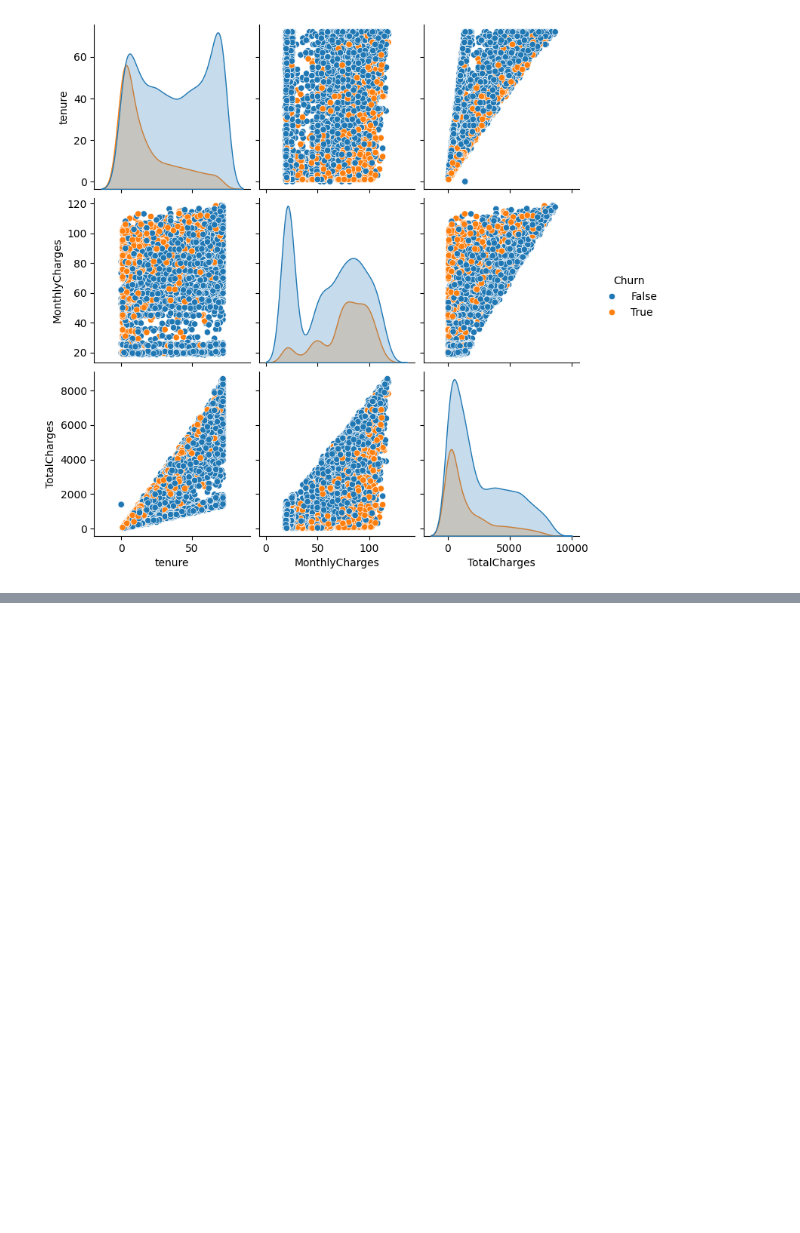
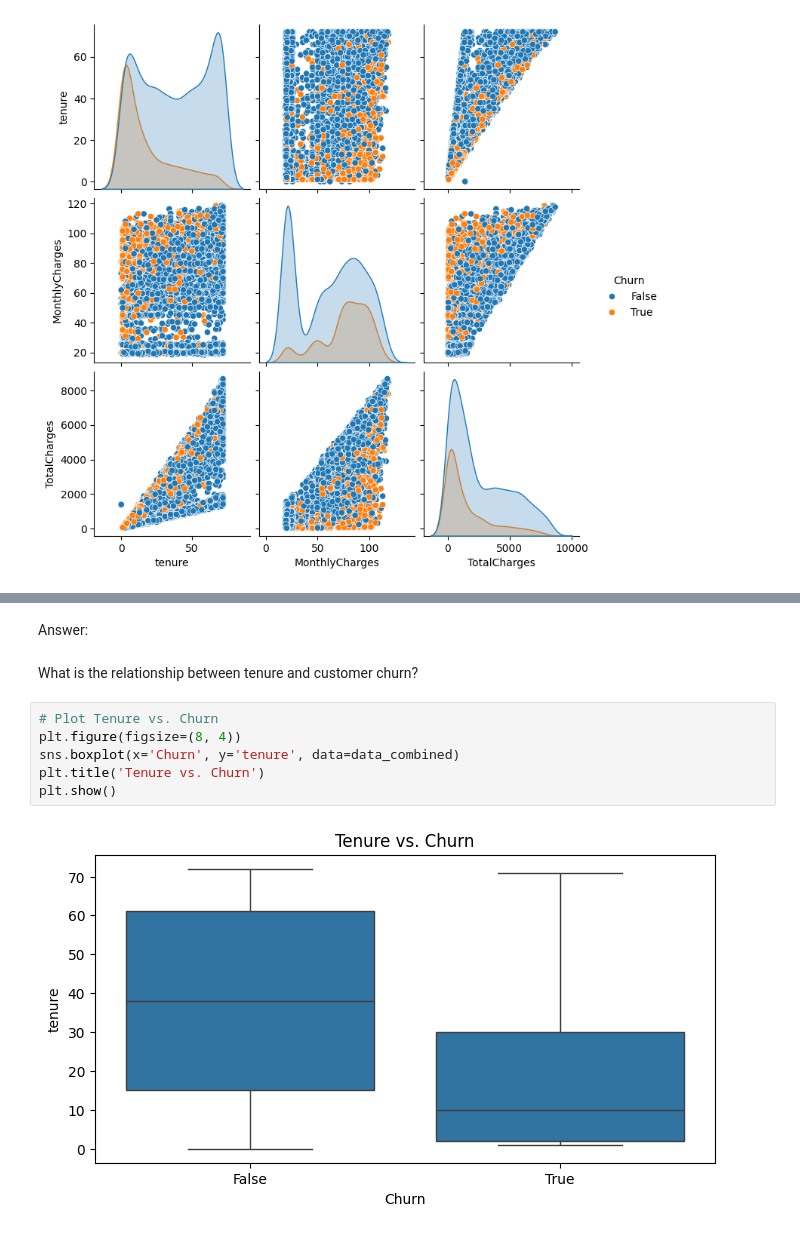
Before and after one commit to MillicentAgyir/LP2-Classification-Project, a Jupyter notebook: Notebooks/main.ipynb, the cells around one changed output, grey strips where cells are left out. Cells and saved outputs as stored; diff of their text form; blank space fills up the shorter version.

```diff
--- a/Notebooks/main.ipynb
+++ b/Notebooks/main.ipynb
@@ -472,0 +504,12 @@ Key Insight from Pair Plot for Numerical Features:
+# %% [markdown]
+Answer:
+# %% [markdown]
+What is the relationship between tenure and customer churn?
+# %%
+# Plot Tenure vs. Churn
+plt.figure(figsize=(8, 4))
+sns.boxplot(x='Churn', y='tenure', data=data_combined)
+plt.title('Tenure vs. Churn')
+plt.show()
+# %% [output]
+[figure, added]
```
Also changed, not shown: parts of 30 cells of this notebook, 3 other files.
